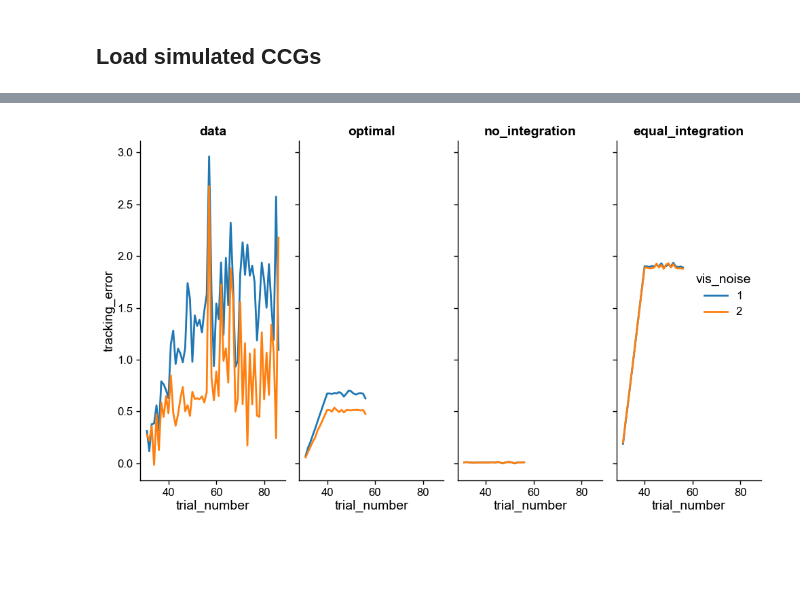
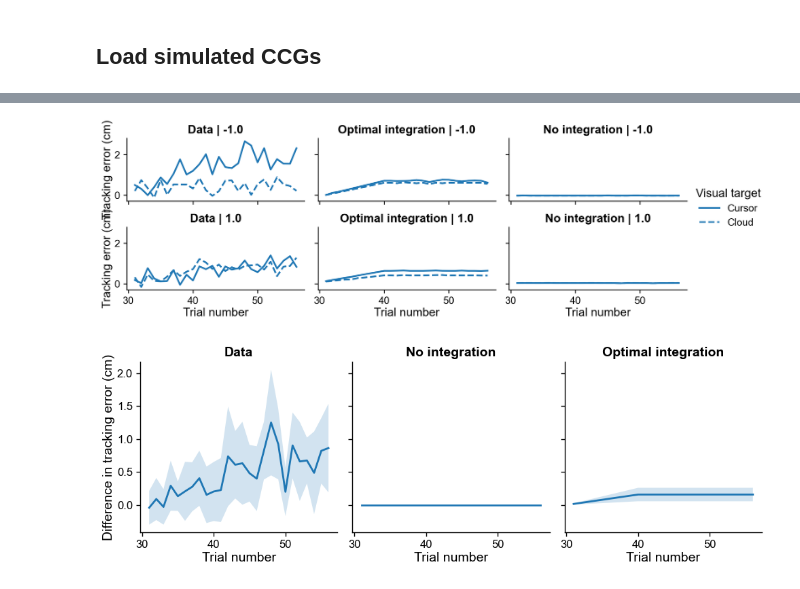
Before and after one commit to dominikstrb/cpp-proprioception, a Jupyter notebook: notebooks/DataAnalysis.ipynb, the cells around one changed output, grey strips where cells are left out. Cells and saved outputs as stored; diff of their text form; code cells hidden in the pictures; blank space fills up the shorter version.

```diff
--- a/notebooks/DataAnalysis.ipynb
+++ b/notebooks/DataAnalysis.ipynb
@@ -15,9 +15,6 @@ from cppp.load import load_multisensory_data
 # %% [markdown]
 ## Load data
 # %%
-
-
-
 df = load_multisensory_data(base_path="../data")
 
 df["tracking_error"] = df["lefty_pos"] - df["righty_pos"]
@@ -26,6 +23,8 @@ df["offset_sign"] = df.groupby("participant")["cursor_offset"].transform(lambda
 
 df["tracking_error"] *= df["offset_sign"]
 
+df["time_within_trial"] = df.groupby(["participant", "trial_number"])["time"].transform(lambda x: x - x.min())
+
 participants = df["participant"].unique()
 
 participants_to_exclude = []
@@ -102,6 +113,8 @@ df_sim["offset_sign"] = df_sim.groupby("participant")["cursor_offset"].transform
 
 df_sim["tracking_error"] *= df_sim["offset_sign"]
 # %%
+df = df[df["time_within_trial"] > 3.0]
+
 # replace 'value' with your measurement column name
 pre_means = (
     df[df['phase'] == 'pre_cal']
@@ -117,5 +130,3 @@ df['tracking_error'] = df['tracking_error'] - df['pre_mean']
 
 # add data to simulation dataframe
 df["model"] = "data"
-
-df_sim = pd.concat([df, df_sim]).reset_index(drop=True)
@@ -122,20 +136,46 @@ df_sim = pd.concat([df, df_sim]).reset_index(drop=True)
+# %%
+df_sim["abs_cursor_offset"] = df_sim["cursor_offset"].abs()
+
+df_sim["model"] = df_sim["model"].map({"data": "Data", "optimal": "Optimal integration", "no_integration": "No integration", "equal_integration": "Equal integration"})
+df_sim["Visual target"] = df_sim["vis_noise"].map({1: "Cursor", 2: "Cloud"})
+# %%
+df_sim = df_sim.drop(df_sim[(df_sim["trial_number"] > 40) & (df_sim["abs_cursor_offset"] <= 4.0)].index)
 # %%
+#  "Optimal integration", "No integration"
+
+mean_df = (
+    df_sim[
+        (df_sim["phase"].isin(["calibration"]))
+        & (df_sim["model"].isin(["Data", "Optimal integration", "No integration"]))
+    ]
+    .groupby(["trial_number", "model", "Visual target", "participant"])[
+        ["tracking_error", "abs_cursor_offset"]
+    ]
+    .mean()
+    .reset_index()
+)
+
 
 g = (
     so.Plot(
-        df_sim[(df_sim["phase"].isin(["calibration", "post_cal"]))],
+        df_sim[
+            (df_sim["phase"].isin(["calibration"]))
+            & (df_sim["model"].isin(["Data", "Optimal integration", "No integration"]))
+        ],
+        # mean_df,
         x="trial_number",
         y="tracking_error",
-        color="vis_noise",
+        linestyle="Visual target",
     )
     .add(so.Line(), so.Agg())
-    # .add(so.Band(), so.Est())
+    # .add(so.Line(color="gray"), so.Agg(), y="abs_cursor_offset", color=None)
+    # .add(so.Band(), so.Est(errorbar="ci"))
     # .add(so.Line(alpha=0.5), so.Agg(), group="participant")
-    # .add(so.Band(), so.Est())
-    .scale(color=so.Nominal())
+    .scale(linestyle=so.Nominal({"Cursor": "-", "Cloud": "--"}))
     .facet(col="model")
-    .layout(size=(10, 6))
+    .layout(size=(10, 3.5))
+    .label(x="Trial number", y="Tracking error (cm)")
 )
-g.show()
+g.save("../figures/multisensory_calibration.svg", bbox_inches="tight")
 # %% [output]
-[figure, old version]
+[figure, new version]
@@ -141,0 +189,20 @@ g.show()
+# %%
+g = (
+    so.Plot(
+        df_wide[df_wide["model"].isin(["Data", "Optimal integration", "No integration"])],
+        x="trial_number",
+        y="diff",
+    )
+    .add(so.Line(), so.Agg())
+    # .add(so.Line(color="gray"), so.Agg(), y="abs_cursor_offset")
+    .add(so.Band(), so.Est(errorbar="se"))
+    .add(so.Line(color="gray"), so.Agg(), y=0)
+    # .add(so.Line(alpha=0.5), so.Agg(), group="participant")
+    .scale(color=so.Nominal())
+    .facet(col="model")
+    .layout(size=(10, 3.5))
+    .label(x="Trial number", y="Difference in tracking error (cm)")
+)
+g.show()
+# %% [output]
+[figure, added]
```
Also changed, not shown: parts of 10 cells of this notebook, 5 other files.
